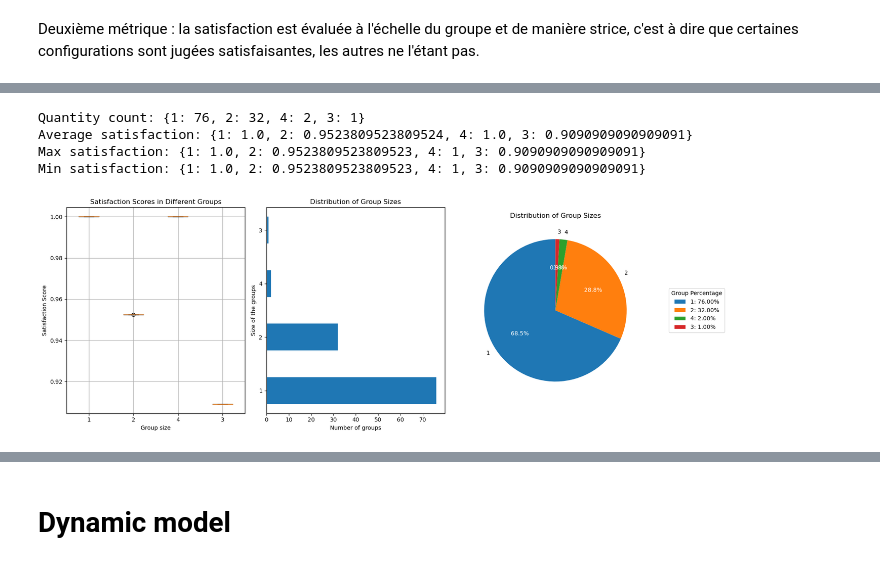
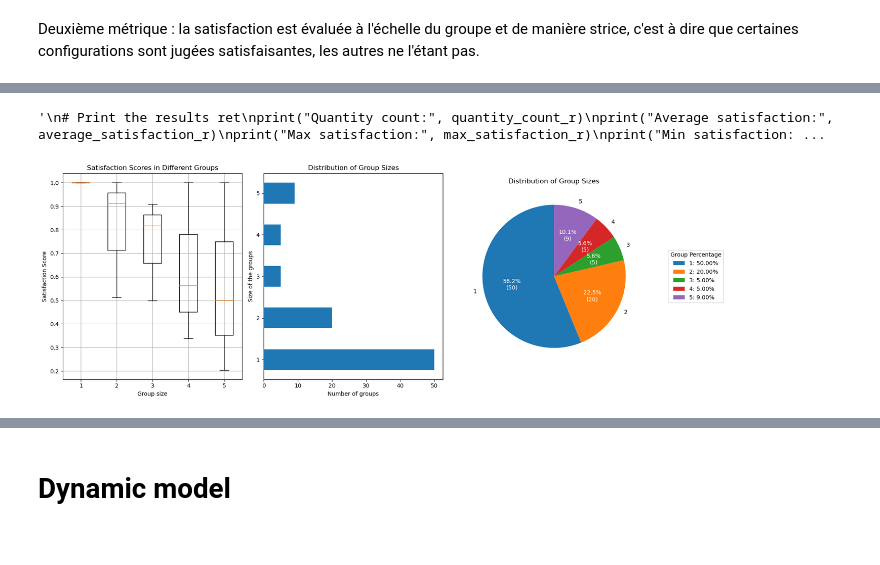
Before and after one commit to DelphineSalzmann/Opti_AirFrance, a Jupyter notebook: main.ipynb, the cells around one changed output, grey strips where cells are left out. Cells and saved outputs as stored; diff of their text form; code cells hidden in the pictures.

Commit message:
Visualization for strict metrics

```diff
--- a/main.ipynb
+++ b/main.ipynb
@@ -167,8 +167,8 @@ def create_model_and_variables(passengers_dict):
     return m, S
 # %%
 #Choice of the dictionnary
-date = Oct21
-Passengers=create_passengers_dict(date)
+
+Passengers=Passengers_Nov7
 # %%
 # Create models and variables for each date
 n=len(Passengers)
@@ -767,35 +742,40 @@ def analyze_group_statistics(group_data):
     average_satisfaction = {quantity: satisfaction_sum[quantity] / satisfaction_count[quantity] for quantity in satisfaction_sum}
 
     return quantity_count, average_satisfaction, max_satisfaction, min_satisfaction
-
-
-# Example usage:
-group_data = group_stats
-
-quantity_count, average_satisfaction, max_satisfaction, min_satisfaction = analyze_group_statistics(group_data)
-
-# Print the results
-print("Quantity count:", quantity_count)
-print("Average satisfaction:", average_satisfaction)
-print("Max satisfaction:", max_satisfaction)
-print("Min satisfaction:", min_satisfaction)
-# %% [output]
-Quantity count: {1: 76, 2: 32, 4: 2, 3: 1}
-Average satisfaction: {1: 1.0, 2: 0.9523809523809524, 4: 1.0, 3: 0.9090909090909091}
-Max satisfaction: {1: 1.0, 2: 0.9523809523809523, 4: 1, 3: 0.9090909090909091}
-Min satisfaction: {1: 1.0, 2: 0.9523809523809523, 4: 1, 3: 0.9090909090909091}
+# %%
+# Example usage:
+group_data_retan = group_stats_retan
+
+quantity_count_r, average_satisfaction_r, max_satisfaction_r, min_satisfaction_r = analyze_group_statistics(group_data_retan)
+
+"""
+# Print the results ret
+print("Quantity count:", quantity_count_r)
+print("Average satisfaction:", average_satisfaction_r)
+print("Max satisfaction:", max_satisfaction_r)
+print("Min satisfaction:", min_satisfaction_r)
+print("\n")
+"""
+# %% [output]
+'\n# Print the results ret\nprint("Quantity count:", quantity_count_r)\nprint("Average satisfaction:", average_satisfaction_r)\nprint("Max satisfaction:", max_satisfaction_r)\nprint("Min satisfaction: ...
 # %%
-group_data = {}
+def calculate_group_data(average_satisfaction, max_satisfaction, min_satisfaction):
+    group_data = {}
 
-for quantity in set(average_satisfaction.keys()).union(max_satisfaction.keys(), min_satisfaction.keys()):
-    group_data[quantity] = [
-        average_satisfaction.get(quantity, 0),
-        max_satisfaction.get(quantity, 0),
-        min_satisfaction.get(quantity, 0)
-    ]
+    for quantity in set(average_satisfaction.keys()).union(max_satisfaction.keys(), min_satisfaction.keys()):
+        group_data[quantity] = [
+            average_satisfaction.get(quantity, 0),
+            max_satisfaction.get(quantity, 0),
+            min_satisfaction.get(quantity, 0)
+        ]
 
-#group_data
+    return group_data
+
+group_data_retan = calculate_group_data(average_satisfaction_r, max_satisfaction_r, min_satisfaction_r)
 # %%
+import matplotlib.pyplot as plt
+import numpy as np
+
 def update_visualizations(quantity_count, group_data):
     """
     Update boxplot, bar chart, and pie chart visualizations based on group statistics.
@@ -804,10 +784,14 @@ def update_visualizations(quantity_count, group_data):
         quantity_count (dict): Dictionary containing the count of groups with each quantity.
         group_data (dict): Dictionary containing the satisfaction data for each group.
     """
+    # Sorting the quantity_count dictionary by keys
+    sorted_quantity_count = sorted(quantity_count.items())
+
     # Extracting data from dictionaries
-    group_labels = [f"{quantity}" for quantity, _ in quantity_count.items()]  # Extracting only the first value
+    group_labels = [quantity for quantity, _ in sorted_quantity_count]  # Extracting only the first value
+    sorted_group_data = {quantity: group_data[quantity] for quantity, _ in sorted_quantity_count}
 
-    boxplot_data = [group_data[quantity] for quantity in quantity_count.keys()]
+    boxplot_data = [sorted_group_data[quantity] for quantity in group_labels]
 
     group_sizes = list(quantity_count.values())
 
@@ -827,34 +811,38 @@ def update_visualizations(quantity_count, group_data):
     x = np.arange(len(group_labels))  # the label locations
     width = 0.5  # the width of the bars
 
     rects1 = ax2.barh(x, group_sizes, width, label='Group Sizes', align='center')  # Centralize as barras
 
     # Adding labels to the axes
     ax2.set_yticks(x)
     ax2.set_yticklabels(group_labels)  # Display only the first value
     ax2.set_ylabel('Size of the groups')  # Adiciona a legenda no eixo y
     ax2.set_title('Distribution of Group Sizes')
     ax2.set_xlabel('Number of groups')  # Adiciona a legenda no eixo x
 
     # Creating the pie chart
-    pie_wedges, _, autotexts = ax3.pie(group_sizes, labels=group_labels, autopct='%1.1f%%', startangle=90)
+    def my_autopct(pct):
+        absolute = int(np.round(pct / 100.0 * np.sum(group_sizes)))
+        return f"{pct:.1f}%\n({absolute:d})"
+
+    pie_wedges, _, autotexts = ax3.pie(group_sizes, labels=group_labels, autopct=my_autopct, startangle=90)
     ax3.set_title('Distribution of Group Sizes')
 
     # Formatando os textos dos valores
     for autotext in autotexts:
         autotext.set_color('white')  # Definindo a cor do texto para branco
         autotext.set_fontsize(10)  # Definindo o tamanho da fonte para 10
 
     # Adicionando a legenda extra
     legend_labels = [f"{label}: {size:.2f}%" for label, size in zip(group_labels, group_sizes)]
     ax4.axis('off')  # Desliga os eixos do subplot
     ax4.legend(pie_wedges, legend_labels, title='Group Percentage', loc='center left')
 
     # Displaying the plots
     plt.tight_layout()
     plt.show()
 
-# Example usage:
-update_visualizations(quantity_count, group_data)
+# Example retan:
+update_visualizations(quantity_count_r, group_data_retan)
 # %% [output]
-[figure, old version]
+[figure, new version]
```
Also changed, not shown: parts of 35 cells of this notebook.
